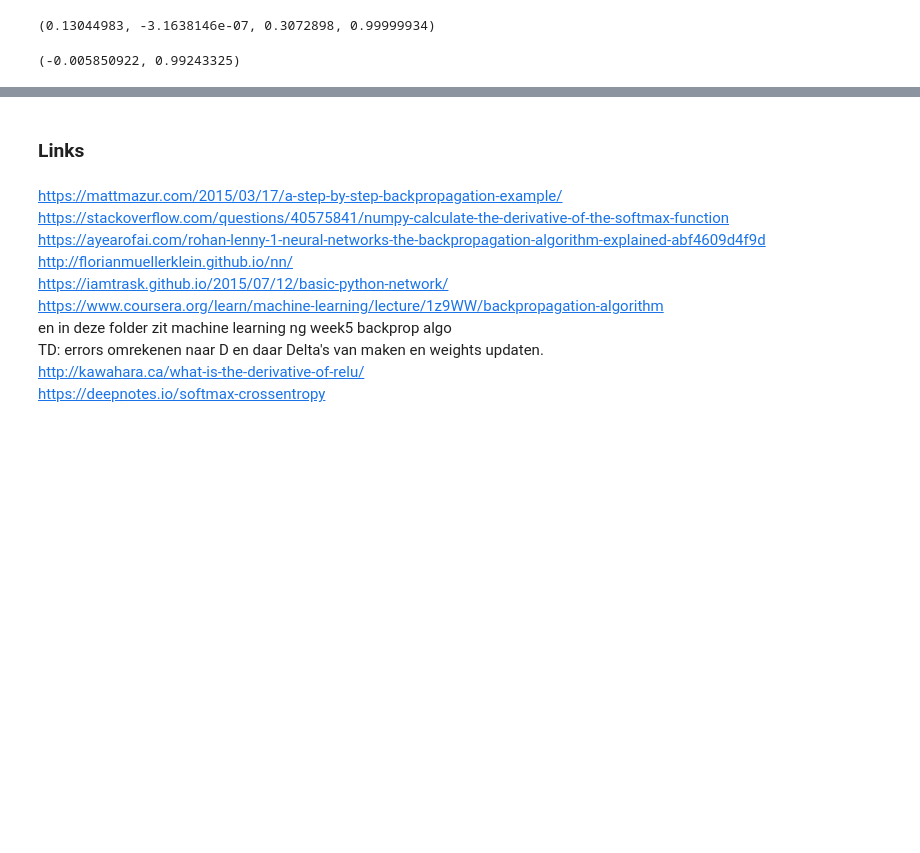
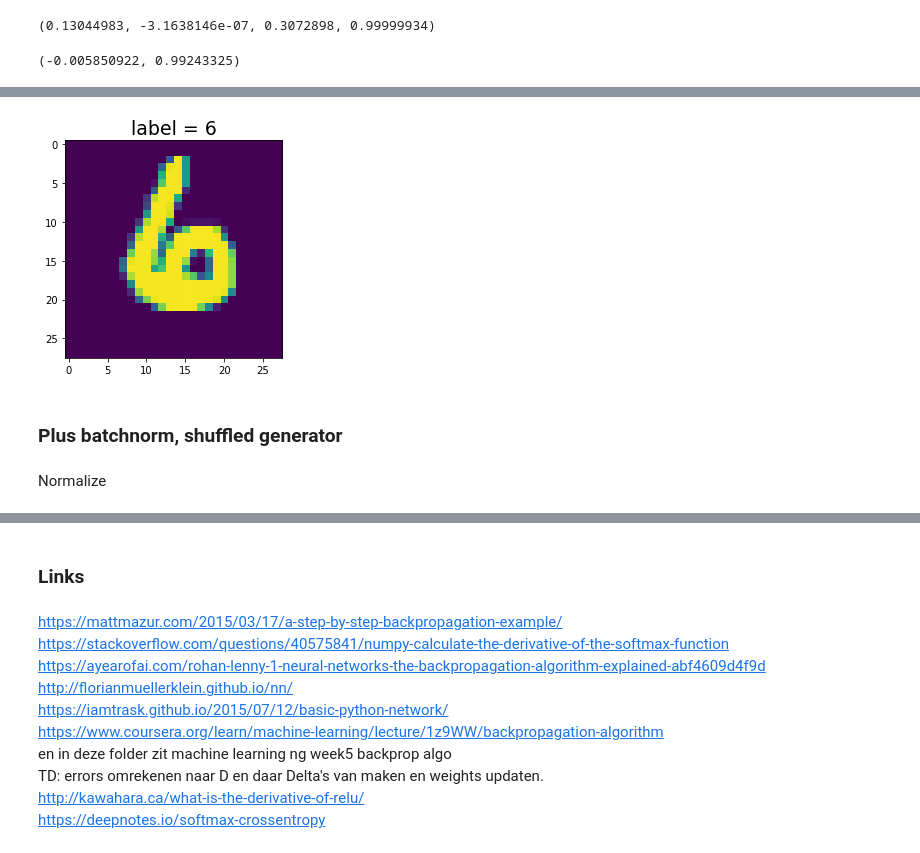
Before and after one commit to sbalk/Numpy_MNIST, a Jupyter notebook: Numpy_MNIST.ipynb, the cells around one changed output, grey strips where cells are left out. Saved outputs shown, nothing was run; the diff lists cells and outputs as text; code cells hidden in the pictures; blank space fills up the shorter version.

```diff
--- a/Numpy_MNIST.ipynb
+++ b/Numpy_MNIST.ipynb
@@ -261,0 +304,42 @@ import numpy as np
+# %%
+W1 = np.random.rand(input_layer, hidden_layer)*2-1
+W2 = np.random.rand(hidden_layer, output_layer)*2-1
+# %%
+epochs = 5
+eta = 0.1
+
+for i in range(epochs):
+    trues = 0
+    for a1, labs, n_batches in generator(bs, x, y):
+        # forward pass
+        z2 = np.dot(a1, W1)
+        a2 = relu(z2)
+        z3 = np.dot(a2, W2)
+        a3 = softmax(z3)
+
+        # backward pass
+        onh = onehot(labs)
+        d3 = a3 - onh
+        d2 = np.dot(d3, W2.T) * relu_d(a2)
+
+        # update weights
+        W2 -= eta * np.dot(a2.T,d3) / bs
+        W1 -= eta * np.dot(a1.T,d2) / bs
+
+        trues += np.sum(a3.argmax(axis=1)==labs)
+    print('aantal keer per batch:                           ', test)
+
+    if i%(1) == 0:
+        print('epoch             = ', i)
+        print('acc   = ', trues/(n_batches*bs)*100, '%')
+        trues = 0
+        for a1_v, labs_v, n_batches in generator(bs, x_valid, y_valid):
+            z2_v = np.dot(a1_v, W1)
+            a2_v = relu(z2_v)
+            z3_v = np.dot(a2_v, W2)
+            a3_v = softmax(z3_v)
+            trues += np.sum(a3_v.argmax(axis=1)==labs_v)
+        print('valid   = ', trues/(n_batches*bs)*100, '%')
+    test = 0
+
+print('Done!')
@@ -261,0 +366,7 @@ import numpy as np
+# %%
+showim(a1, labs, i)
+i+=1
+# %% [output]
+[figure, added]
+# %% [markdown]
+### Plus batchnorm, shuffled generator
@@ -261,0 +382,2 @@ import numpy as np
+# %% [markdown]
+Normalize
```
Also changed, not shown: parts of 28 cells of this notebook.
